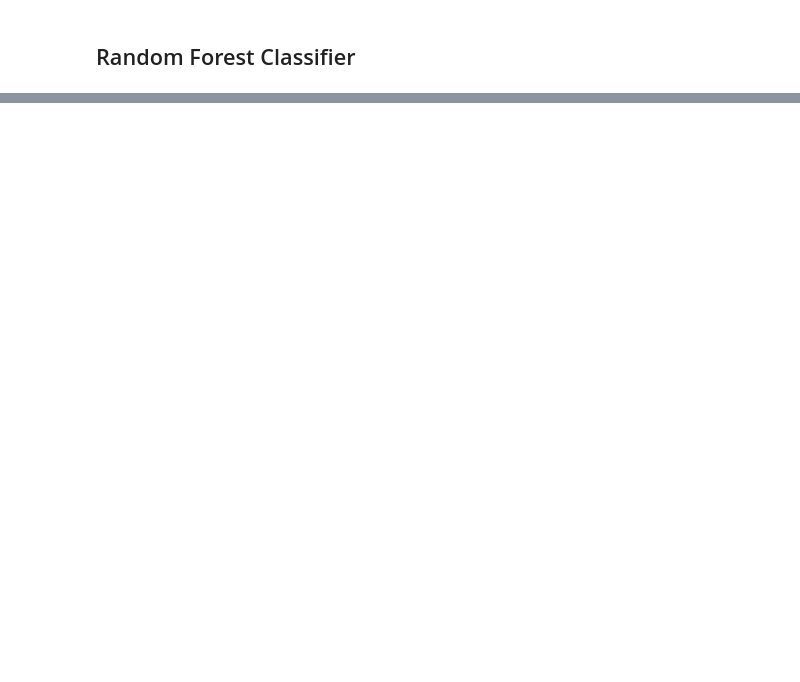
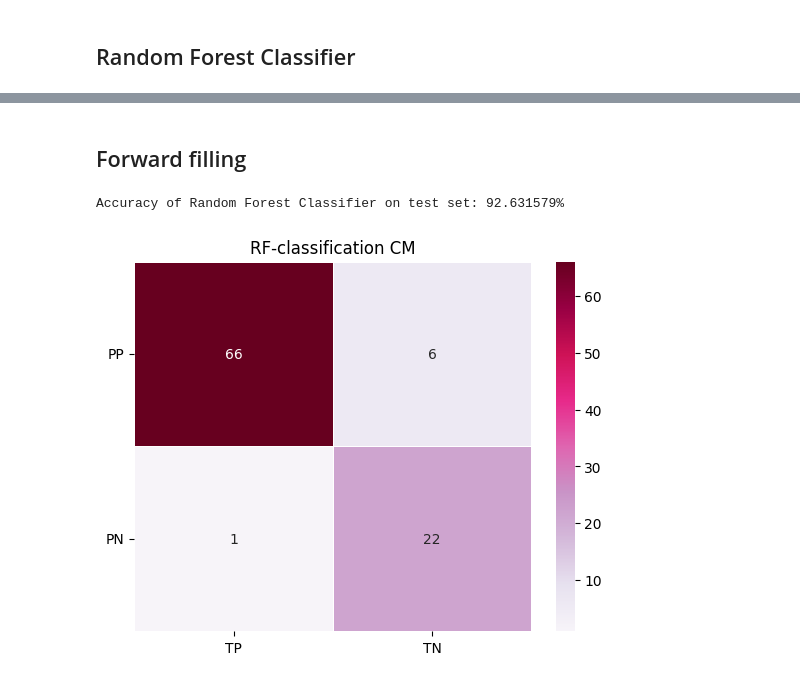
Before and after one commit to Faiga91/room-occup, a Jupyter notebook: explore_the_data.ipynb, the cells around one changed output, grey strips where cells are left out. Saved outputs shown, nothing was run; the diff lists cells and outputs as text; code cells hidden in the pictures; blank space fills up the shorter version.

```diff
--- a/explore_the_data.ipynb
+++ b/explore_the_data.ipynb
@@ -147,0 +174,14 @@ plt.show()
+# %% [markdown]
+## Forward filling
+# %%
+df_ = df.resample('60T').mean()
+df_hour = df_.fillna(method="ffill")
+df_hour['Occupancy'] = df_hour['Occupancy'].round()
+# %%
+Y_test_hour, Y_pred_hour, rf_score_hour, predit_proba_hour = RF_classification.rf_classification(df_hour)
+# %% [output]
+Accuracy of Random Forest Classifier on test set: 92.631579%
+# %%
+myplots.rf_cm(Y_test_hour,Y_pred_hour)
+# %% [output]
+[figure, added]
```
Also changed, not shown: parts of 16 cells of this notebook, 7 other files.
